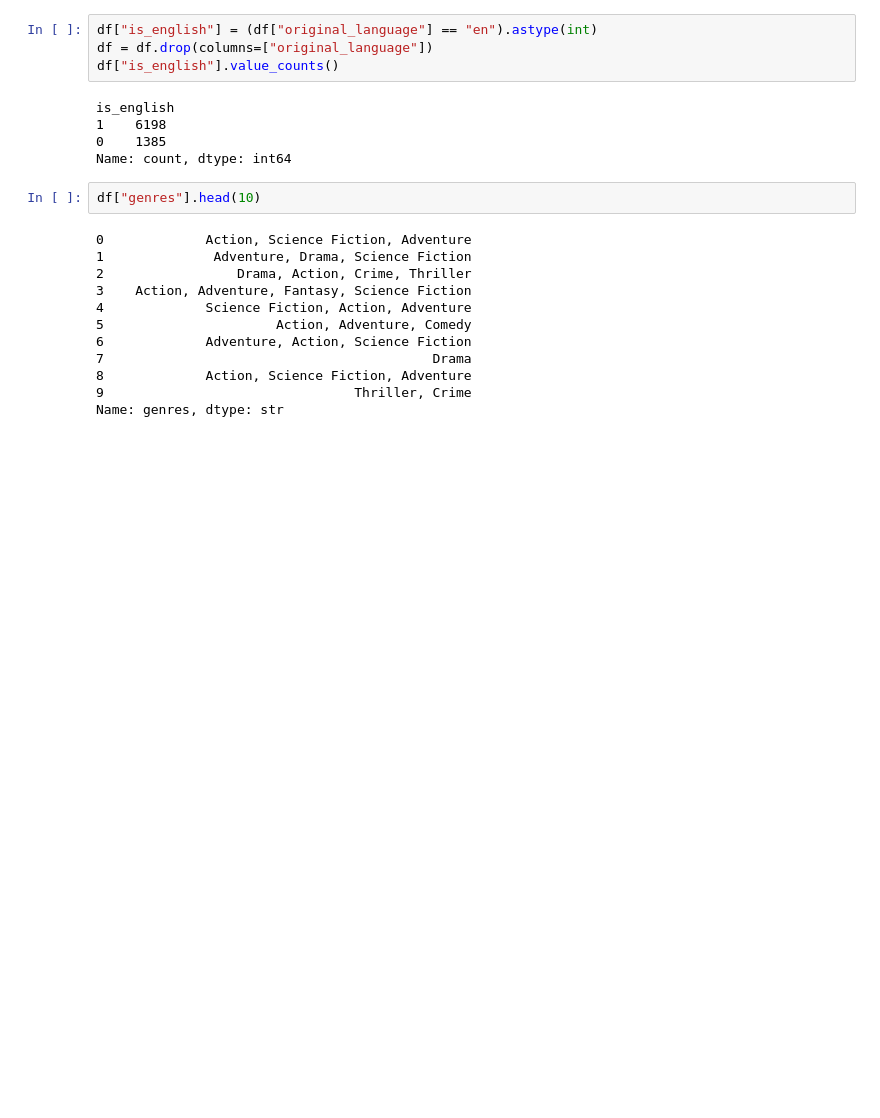
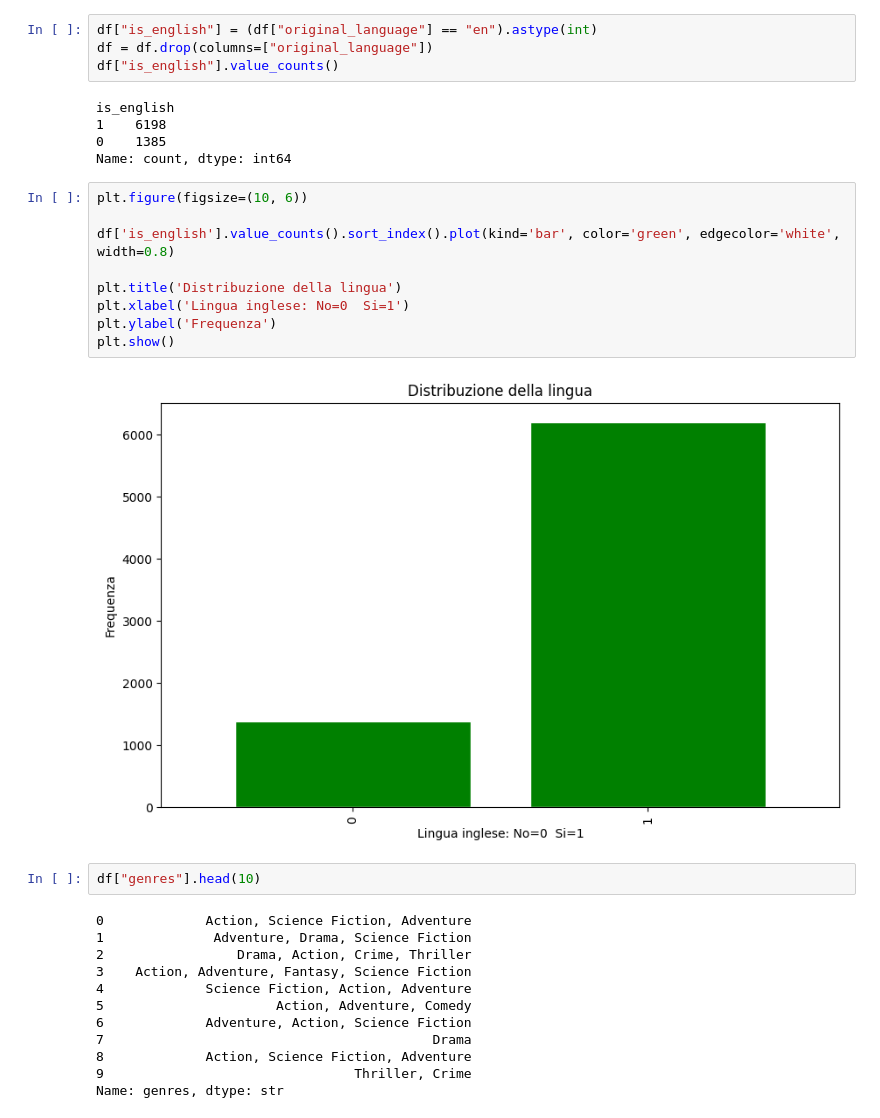
Before and after one commit to StefanoMulas03/Predittore-Incassi-Film, a Jupyter notebook: notebook.ipynb, the cells around one changed output. Drawn from its saved outputs; the diff is of its cells as text; blank space fills up the shorter version.

```diff
--- a/notebook.ipynb
+++ b/notebook.ipynb
@@ -434,6 +478,17 @@ is_english
 1    6198
 0    1385
 Name: count, dtype: int64
+# %%
+plt.figure(figsize=(10, 6))
+
+df['is_english'].value_counts().sort_index().plot(kind='bar', color='green', edgecolor='white', width=0.8)
+
+plt.title('Distribuzione della lingua')
+plt.xlabel('Lingua inglese: No=0  Si=1')
+plt.ylabel('Frequenza')
+plt.show()
+# %% [output]
+[figure, added]
 # %%
 df["genres"].head(10)
 # %% [output]
```
Also changed, not shown: parts of 10 cells of this notebook, 2 other files.
